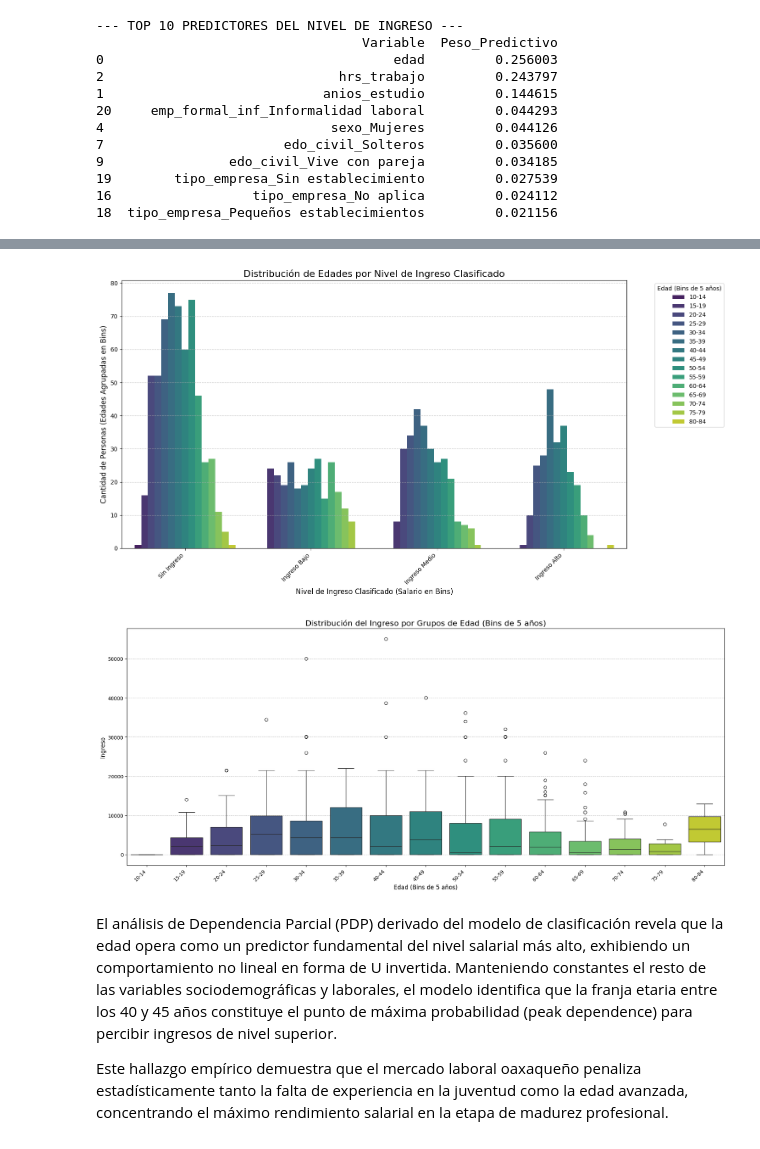
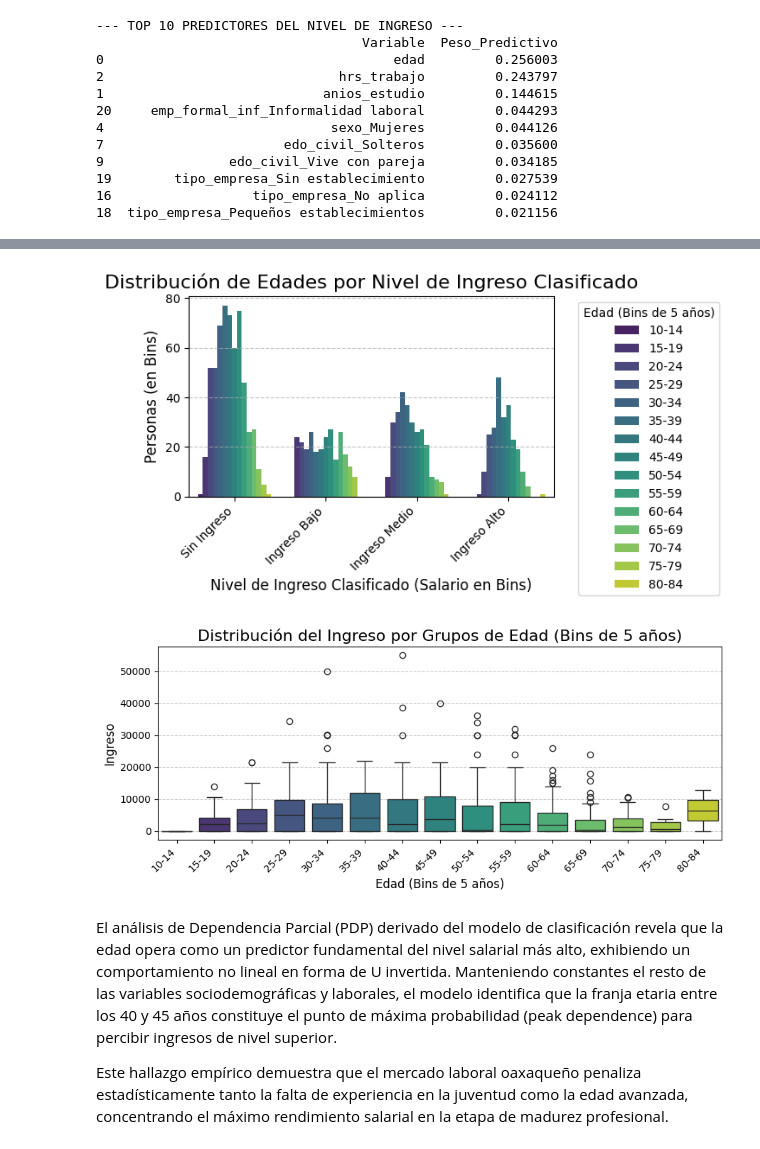
Before and after one commit to dr-dlr/ENOE, a Jupyter notebook: Tesis_ok.ipynb, the cells around one changed output, grey strips where cells are left out. Cells and saved outputs as stored; diff of their text form; code cells hidden in the pictures.

```diff
--- a/Tesis_ok.ipynb
+++ b/Tesis_ok.ipynb
@@ -351,37 +351,35 @@ plt.show()
 # %%
 import pandas as pd
 import matplotlib.pyplot as plt
 import seaborn as sns
 
 # 1. Crear bins para la edad (de 5 en 5 años)
-# Asegúrate de que los bins cubran todo el rango de edad
 bins_edad = range(0, enoe['edad'].max() + 6, 5) # +6 para asegurar que el último bin incluya la edad máxima
 labels_edad = [f'{i}-{i+4}' for i in range(0, enoe['edad'].max() + 5, 5)]
 enoe['edad_binned'] = pd.cut(enoe['edad'], bins=bins_edad, right=False, labels=labels_edad[:len(bins_edad)-1])
 
 # 2. Asegurarse de que las etiquetas de ingreso clasificado existan
-# (se definieron en la celda 16717526, pero se redefinen para robustez)
 income_labels = {0: 'Sin Ingreso', 1: 'Ingreso Bajo', 2: 'Ingreso Medio', 3: 'Ingreso Alto'}
 enoe['ingreso_clasificado_label'] = enoe['ingreso_clasificado'].map(income_labels)
 
 # 3. Crear el gráfico de barras (countplot es ideal para mostrar conteos de categorías binned)
-plt.figure(figsize=(15, 8))
+plt.figure(figsize=(7, 4))
 sns.countplot(data=enoe, x='ingreso_clasificado_label', hue='edad_binned', palette='viridis',
               order=['Sin Ingreso', 'Ingreso Bajo', 'Ingreso Medio', 'Ingreso Alto'],
               hue_order=sorted(enoe['edad_binned'].astype(str).unique())) # Ordenar las leyendas de edad
 
 plt.title('Distribución de Edades por Nivel de Ingreso Clasificado', fontsize=16)
 plt.xlabel('Nivel de Ingreso Clasificado (Salario en Bins)', fontsize=12)
-plt.ylabel('Cantidad de Personas (Edades Agrupadas en Bins)', fontsize=12)
+plt.ylabel('Personas (en Bins)', fontsize=12)
 plt.xticks(rotation=45, ha='right')
 plt.legend(title='Edad (Bins de 5 años)', bbox_to_anchor=(1.05, 1), loc='upper left')
 plt.grid(axis='y', linestyle='--', alpha=0.7)
 plt.tight_layout()
 plt.show()
 # %% [output]
-[figure, old version]
+[figure, new version]
 # %%
-plt.figure(figsize=(18, 8))
+plt.figure(figsize=(9, 4))
 sns.boxplot(data=enoe, x='edad_binned', y='ingreso', palette='viridis', order=sorted(enoe['edad_binned'].dropna().astype(str).unique()))
 plt.title('Distribución del Ingreso por Grupos de Edad (Bins de 5 años)', fontsize=16)
 plt.xlabel('Edad (Bins de 5 años)', fontsize=12)
@@ -391,7 +389,7 @@ plt.grid(axis='y', linestyle='--', alpha=0.7)
 plt.tight_layout()
 plt.show()
 # %% [output]
-[figure, old version]
+[figure, new version]
 # %% [markdown]
 El análisis de Dependencia Parcial (PDP) derivado del modelo de clasificación revela que la edad opera como un predictor fundamental del nivel salarial más alto, exhibiendo un comportamiento no lineal en forma de U invertida. Manteniendo constantes el resto de las variables sociodemográficas y laborales, el modelo identifica que la franja etaria entre los 40 y 45 años constituye el punto de máxima probabilidad (peak dependence) para percibir ingresos de nivel superior.
 
```
Also changed, not shown: parts of 16 cells of this notebook.
